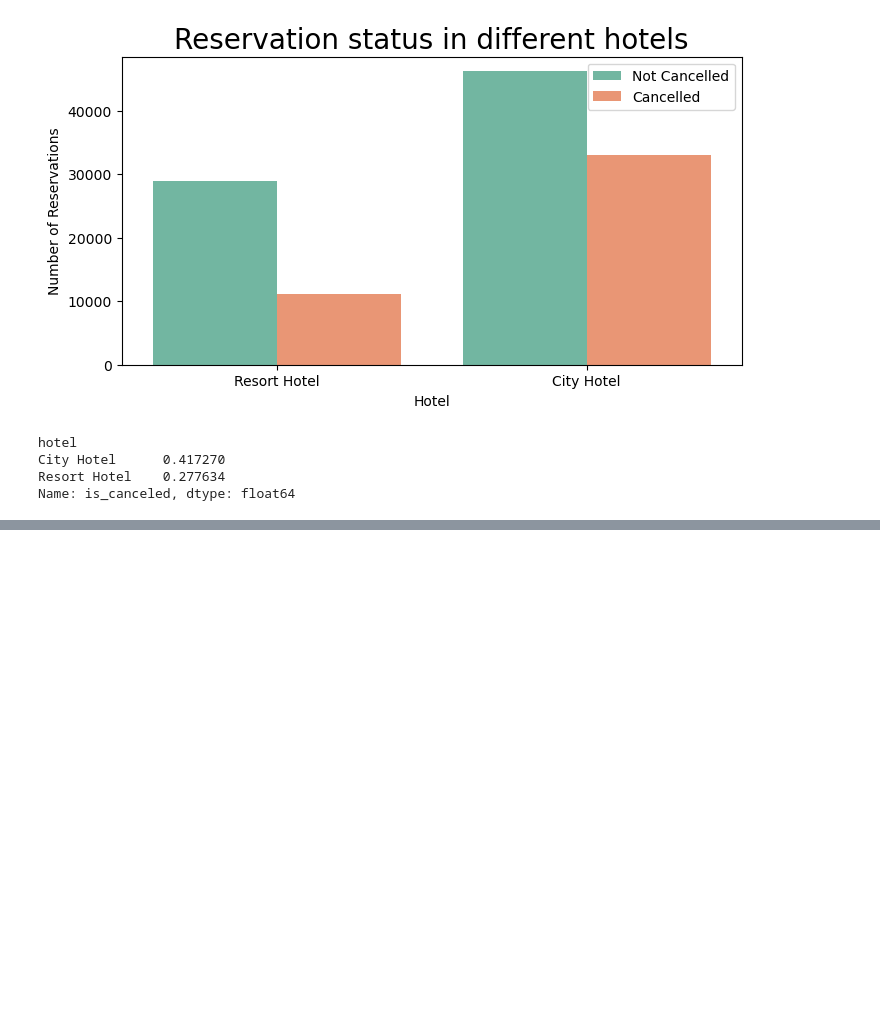
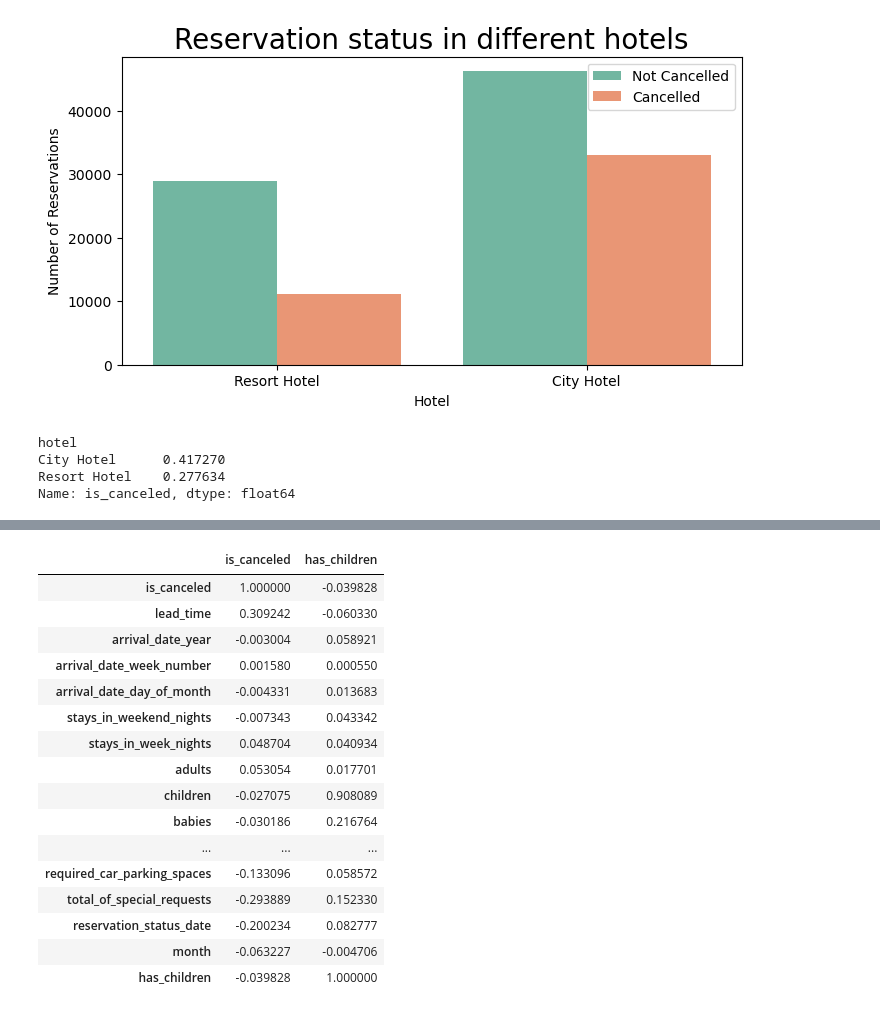
Before and after one commit to messabaouni/Booking-Demand, a Jupyter notebook: main.ipynb, the cells around one changed output, grey strips where cells are left out. Drawn from its saved outputs; the diff is of its cells as text; code cells hidden in the pictures; blank space fills up the shorter version.

```diff
--- a/main.ipynb
+++ b/main.ipynb
@@ -171,0 +222,20 @@ plt.show()
+# %%
+htl_df[htl_df['hotel'] == 'City Hotel'].select_dtypes(exclude='object').corr()[['is_canceled', 'has_children']]
+# %% [output]
+|  | is_canceled | has_children |
+| is_canceled | 1.000000 | -0.039828 |
+| lead_time | 0.309242 | -0.060330 |
+| arrival_date_year | -0.003004 | 0.058921 |
+| arrival_date_week_number | 0.001580 | 0.000550 |
+| arrival_date_day_of_month | -0.004331 | 0.013683 |
+| stays_in_weekend_nights | -0.007343 | 0.043342 |
+| stays_in_week_nights | 0.048704 | 0.040934 |
+| adults | 0.053054 | 0.017701 |
+| children | -0.027075 | 0.908089 |
+| babies | -0.030186 | 0.216764 |
+| ... | ... | ... |
+| required_car_parking_spaces | -0.133096 | 0.058572 |
+| total_of_special_requests | -0.293889 | 0.152330 |
+| reservation_status_date | -0.200234 | 0.082777 |
+| month | -0.063227 | -0.004706 |
+| has_children | -0.039828 | 1.000000 |
```
Also changed, not shown: parts of 11 cells of this notebook.
